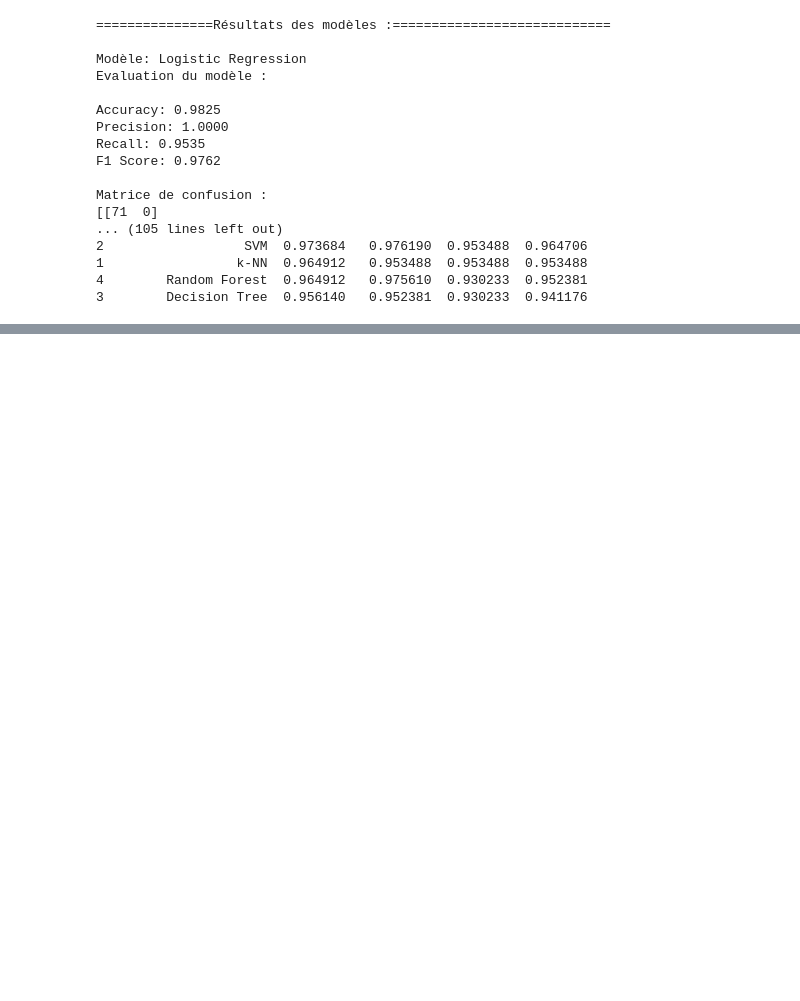
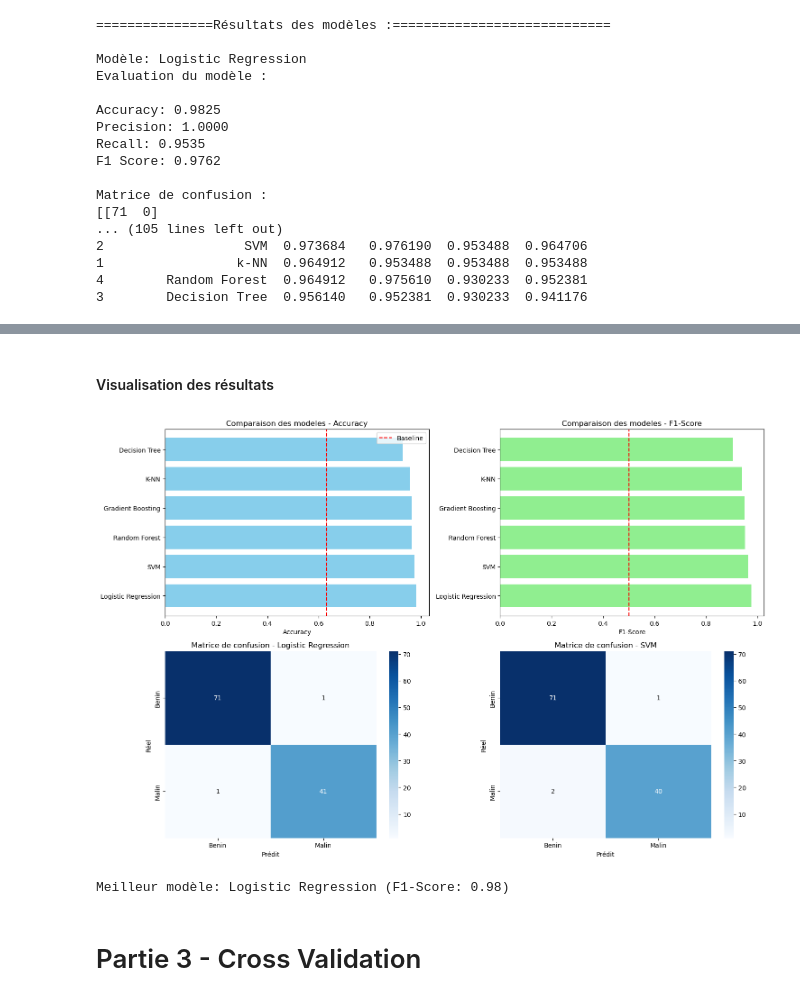
Before and after one commit to tp1-mlops/TP2_MLOPS, a Jupyter notebook: TP_2.ipynb, the cells around one changed output, grey strips where cells are left out. Drawn from its saved outputs; the diff is of its cells as text; code cells hidden in the pictures; blank space fills up the shorter version.

Commit message:
Ajout de la partie 2 et 3
Ajout de la partie 2 et 3

```diff
--- a/TP_2.ipynb
+++ b/TP_2.ipynb
@@ -13,7 +14,7 @@ from sklearn.svm import SVC
 from sklearn.neighbors import KNeighborsClassifier
 from sklearn.dummy import DummyClassifier
 # %%
-df = pd.read_csv("C:/Users/Hp/Desktop/ANY/FormationML/TP1&2/breast_cancer_clean.csv")
+df = pd.read_csv("breast_cancer_clean.csv")
 # %%
 df.head()
 # %% [output]
@@ -68,6 +69,6 @@ dummy_majority = DummyClassifier(strategy="most_frequent")
 dummy_majority.fit(X_train, y_train)
 
 y_pred_dummy = dummy_majority.predict(X_test)
-dummy_accuracy = accuracy_score(y_test, y_pred_dummy)
-print(f"Dummy Classifier Accuracy: {dummy_accuracy:.4f}")
+accuracy_majority = accuracy_score(y_test, y_pred_dummy)
+print(f"Dummy Classifier Accuracy: {accuracy_majority:.4f}")
 # %% [output]
@@ -148,0 +282,44 @@ Matrice de confusion :
+# %% [markdown]
+#### Visualisation des résultats
+# %%
+# Visualisation des résultats
+fig, axes = plt.subplots(2, 2, figsize=(15, 10))
+
+# Graphique 1: Accuracy
+axes[0, 0].barh(results_df['Model'], results_df['Accuracy'], color='skyblue')
+axes[0, 0].set_xlabel('Accuracy')
+axes[0, 0].set_title('Comparaison des modeles - Accuracy')
+axes[0, 0].axvline(x=accuracy_majority, color='red', linestyle='--', label='Baseline')
+axes[0, 0].legend()
+
+# Graphique 2: F1-Score
+axes[0, 1].barh(results_df['Model'], results_df['F1-Score'], color='lightgreen')
+axes[0, 1].set_xlabel('F1-Score')
+axes[0, 1].set_title('Comparaison des modeles - F1-Score')
+axes[0, 1].axvline(x=0.5, color='red', linestyle='--', label='Seuil acceptable')
+
+# Graphique 3: Matrices de confusion pour les 2 meilleurs modèles
+top_models = results_df.head(2)['Model'].values
+
+for idx, model_name in enumerate(top_models):
+    ax = axes[1, idx]
+    cm = model_metrics[model_name]['confusion_matrix']
+    sns.heatmap(cm, annot=True, fmt='d', cmap='Blues', ax=ax,
+                xticklabels=['Benin', 'Malin'],
+                yticklabels=['Benin', 'Malin'])
+    ax.set_title(f'Matrice de confusion - {model_name}')
+    ax.set_xlabel('Prédit')
+    ax.set_ylabel('Réel')
+
+plt.tight_layout()
+plt.show()
+
+# Identification du meilleur modèle
+best_model_name = results_df.iloc[0]['Model']
+best_model = results[best_model_name]['model']
+print(f"\nMeilleur modèle: {best_model_name} (F1-Score: {results_df.iloc[0]['F1-Score']:.2f})")
+# %% [output]
+[figure, added]
+Meilleur modèle: Logistic Regression (F1-Score: 0.98)
+# %% [markdown]
+# Partie 3 - Cross Validation
```
Also changed, not shown: parts of 14 cells of this notebook.
